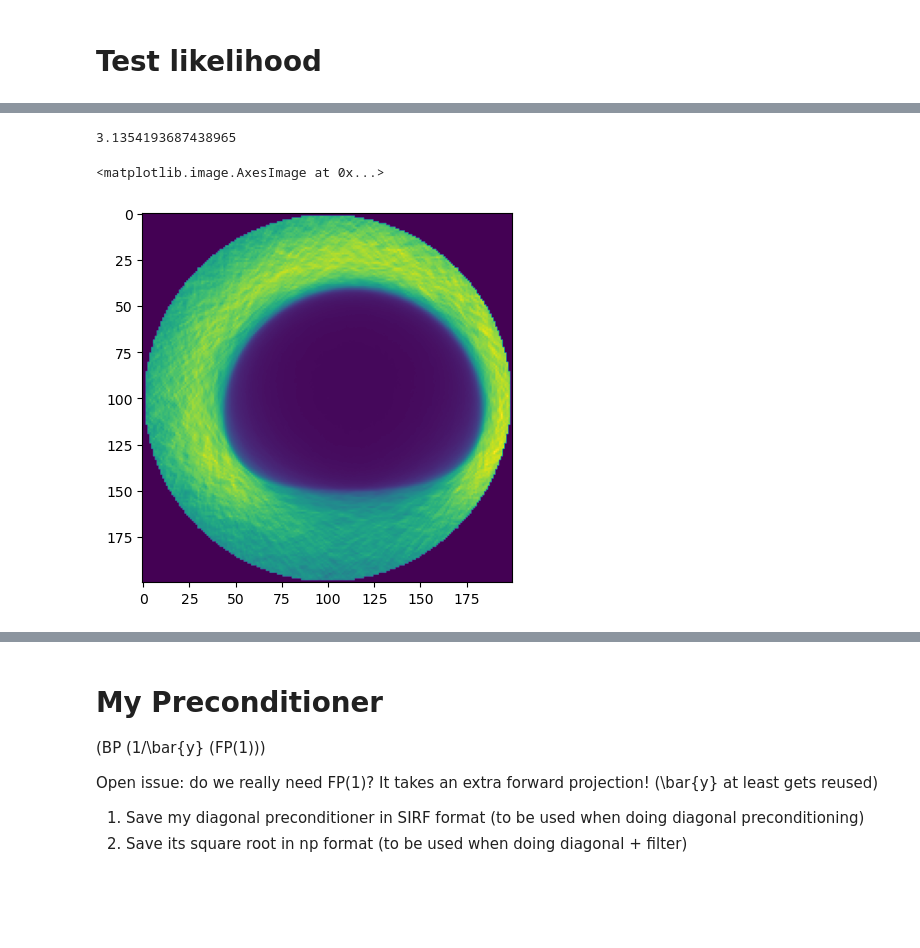
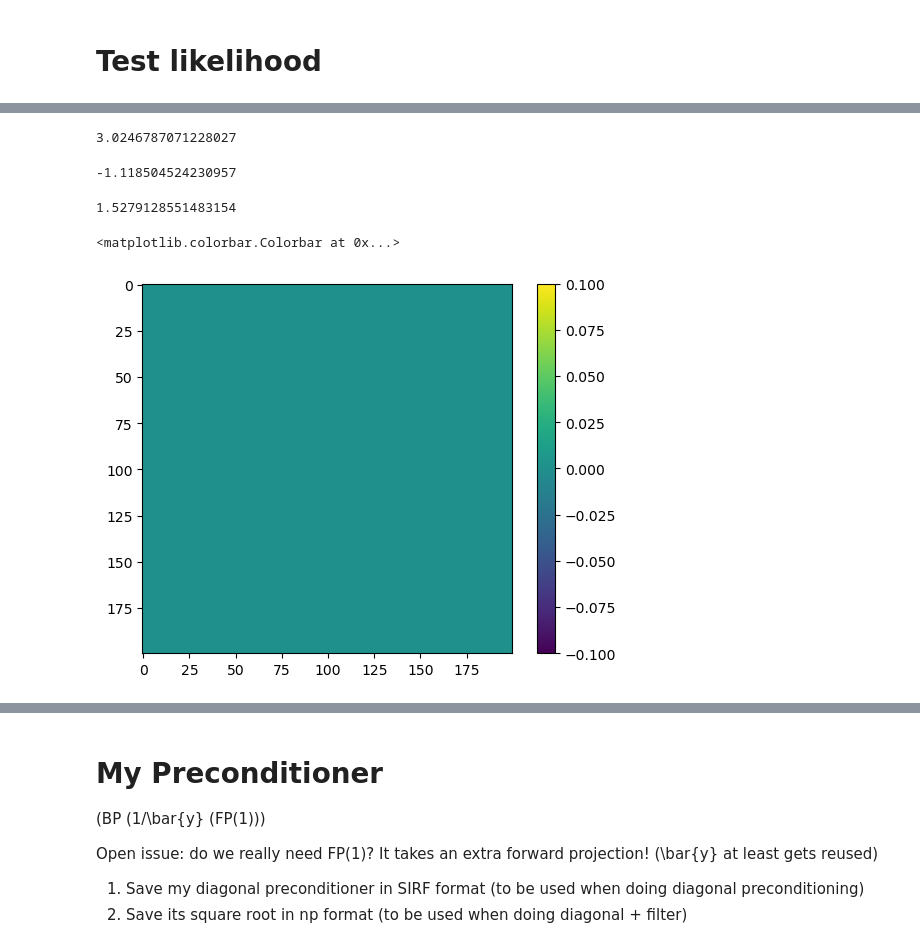
Before and after one commit to SyneRBI/PETRIC-Tomo-Unimib, a Jupyter notebook: myRec.ipynb, the cells around one changed output, grey strips where cells are left out. Drawn from its saved outputs; the diff is of its cells as text; code cells hidden in the pictures; blank space fills up the shorter version.

```diff
--- a/myRec.ipynb
+++ b/myRec.ipynb
@@ -226,11 +208,17 @@ ll.set_up(image)
 # %%
+ll = STIR.make_Poisson_loglikelihood(template,acq_model=acq_model)
+ll.set_up(image)
+#import time
 ts = time.time()
 hM = ll.multiply_with_Hessian(image,image.get_uniform_copy(1))
 print(time.time()-ts)
+newFP = acq_model.forward(image)
+aaa = acq_model.backward((template/newFP)*(acq_model.get_linear_acquisition_model().forward(image.get_uniform_copy(1))/newFP))
 # %% [output]
-3.1354193687438965
+3.0246787071228027
-# %%
-plt.imshow(kappa.as_array()[55,:,:]**2)
-# %% [output]
-<matplotlib.image.AxesImage at 0x...>
-[figure]
+# %%
+ts = time.time()
+aaa = stir_prior.multiply_with_Hessian(image,image.get_uniform_copy(1))
+print(ts-time.time())
+# %% [output]
+-1.118504524230957
@@ -237 +254,13 @@ plt.imshow(kappa.as_array()[55,:,:]**2)
+# %%
+ts = time.time()
+aaa = rdp_den_exact(image.as_array(),np.ones_like(inpImage),kappa.as_array(),penEps,image.voxel_sizes())
+print(time.time()-ts)
+# %% [output]
+1.5279128551483154
+# %%
+plt.imshow(aaa.as_array()[72,:,:])
+plt.colorbar()
+# %% [output]
+<matplotlib.colorbar.Colorbar at 0x...>
+[figure, added]
 # %%
```
Also changed, not shown: parts of 12 cells of this notebook, 2 other files.
